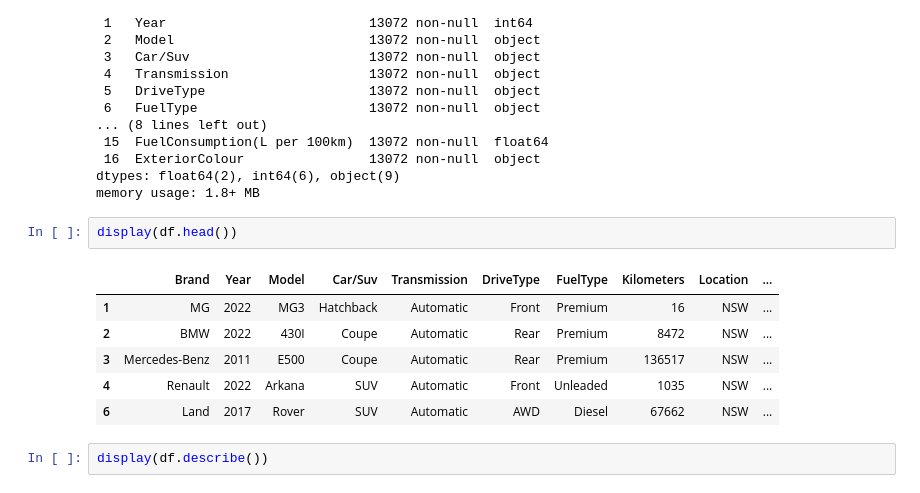
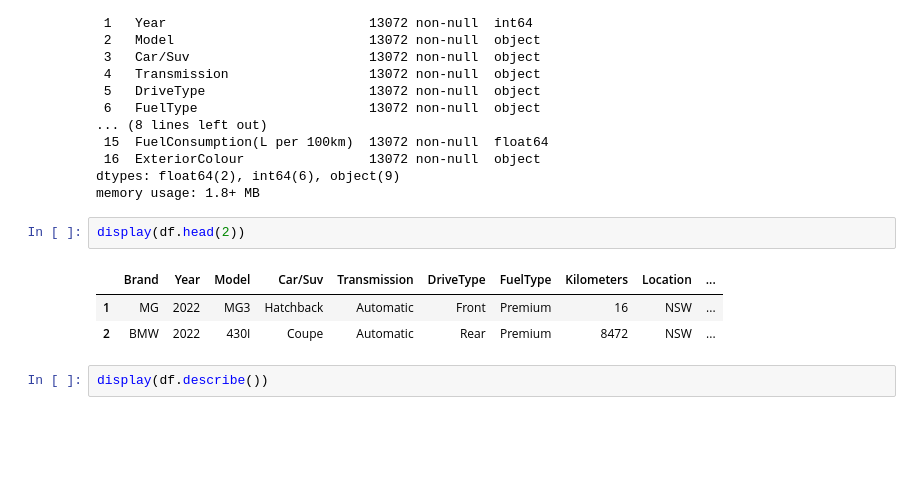
Before and after one commit to sbhurtya/Australia-Used-Vehicle-Prediction-Python-ML, a Jupyter notebook: avp.ipynb, the cells around one changed output. Drawn from its saved outputs; the diff is of its cells as text; blank space fills up the shorter version.

```diff
--- a/avp.ipynb
+++ b/avp.ipynb
@@ -185,14 +184,11 @@ Data columns (total 17 columns):
 dtypes: float64(2), int64(6), object(9)
 memory usage: 1.8+ MB
 # %%
-display(df.head())
+display(df.head(2))
 # %% [output]
 |  | Brand | Year | Model | Car/Suv | Transmission | DriveType | FuelType | Kilometers | Location | ... |
 | 1 | MG | 2022 | MG3 | Hatchback | Automatic | Front | Premium | 16 | NSW | ... |
 | 2 | BMW | 2022 | 430I | Coupe | Automatic | Rear | Premium | 8472 | NSW | ... |
-| 3 | Mercedes-Benz | 2011 | E500 | Coupe | Automatic | Rear | Premium | 136517 | NSW | ... |
-| 4 | Renault | 2022 | Arkana | SUV | Automatic | Front | Unleaded | 1035 | NSW | ... |
-| 6 | Land | 2017 | Rover | SUV | Automatic | AWD | Diesel | 67662 | NSW | ... |
 # %%
 display(df.describe())
 # %% [output]
```
Also changed, not shown: parts of 11 cells of this notebook.
